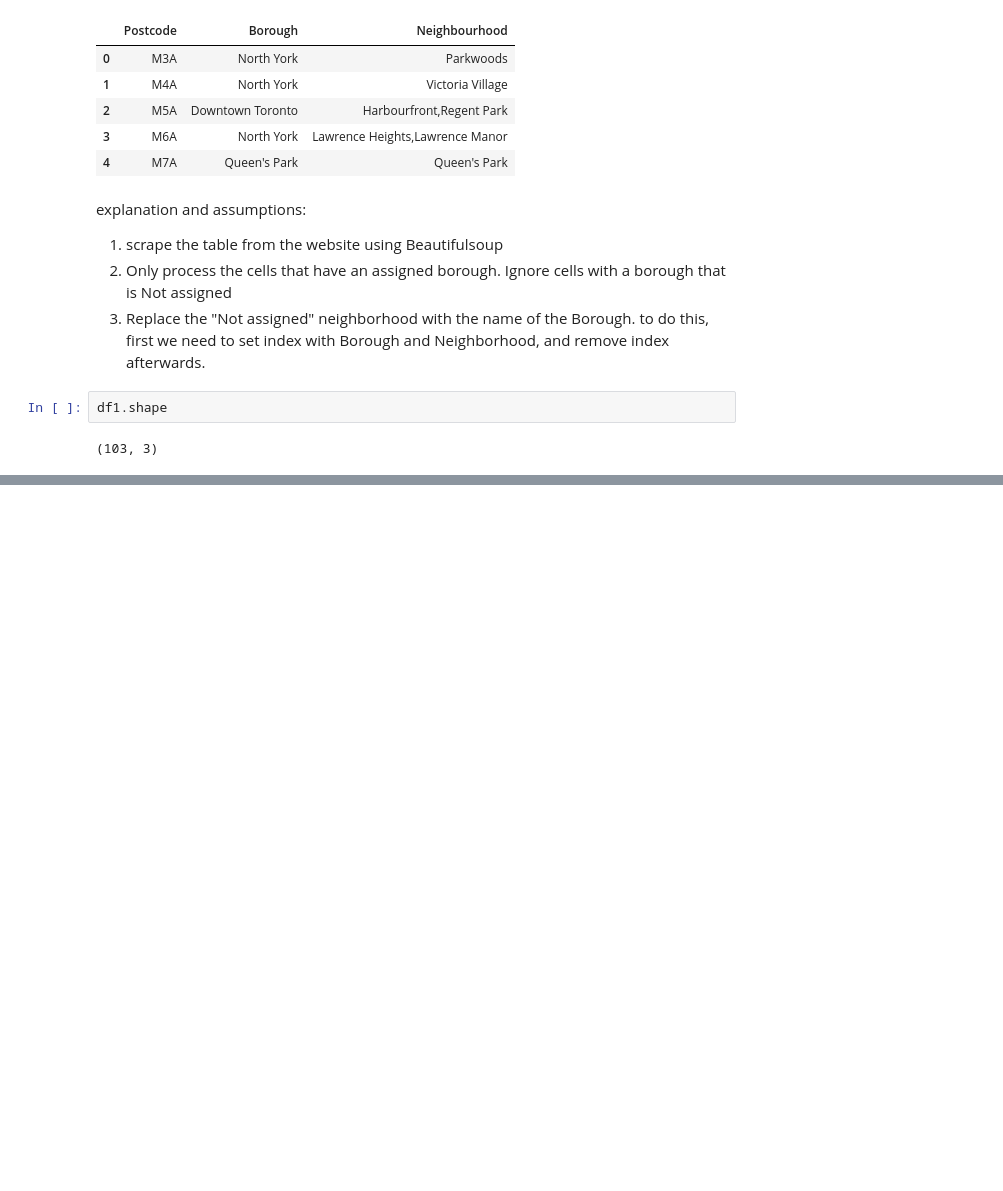
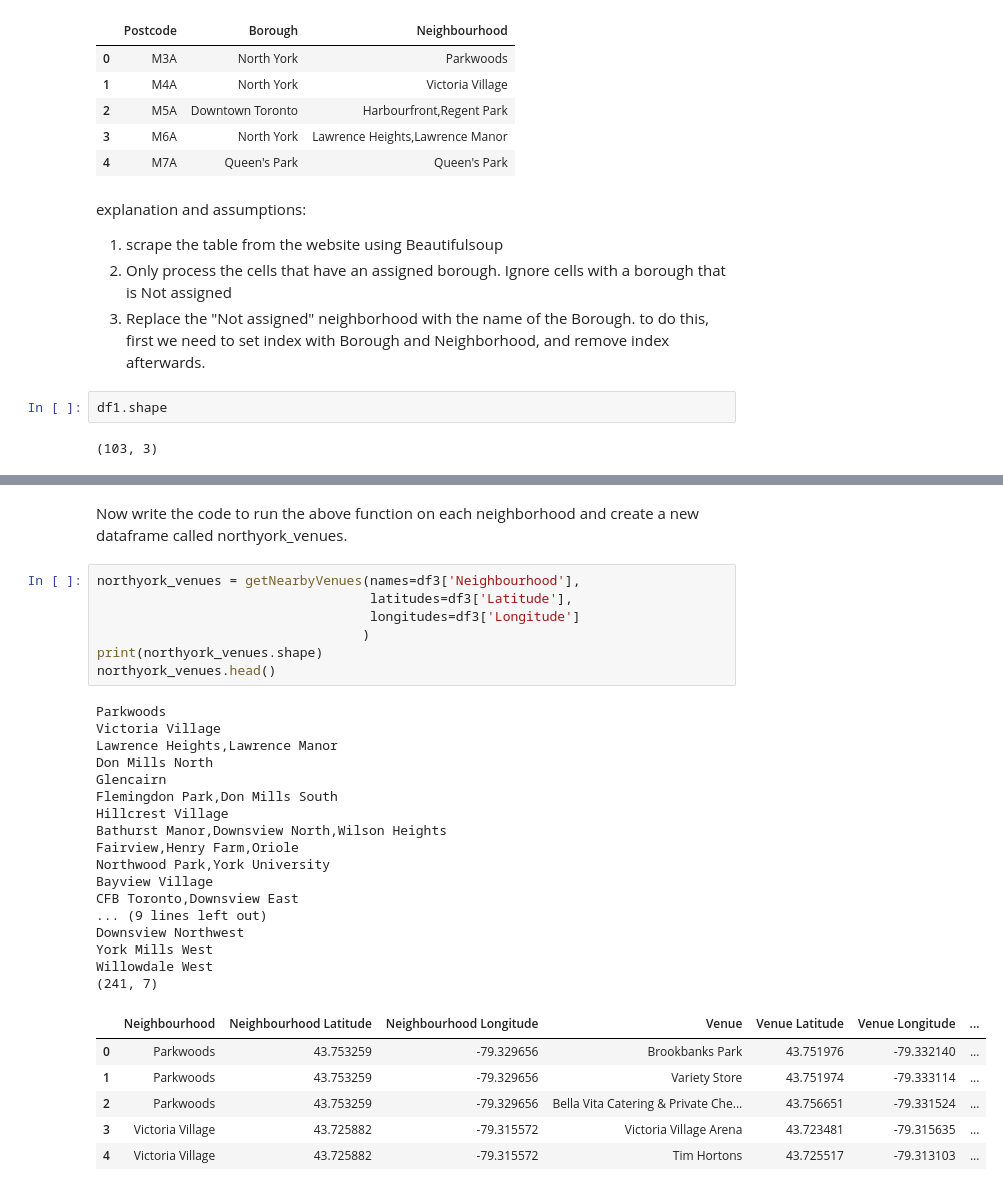
Before and after one commit to snowywsh/https-github.com-snowywsh-NeighborhoodsinToronto, a Jupyter notebook: Neighborhoods in Toronto.ipynb, the cells around one changed output, grey strips where cells are left out. Cells and saved outputs as stored; diff of their text form; blank space fills up the shorter version.

```diff
--- a/Neighborhoods in Toronto.ipynb
+++ b/Neighborhoods in Toronto.ipynb
@@ -100,0 +241,33 @@ df2.head()
+# %% [markdown]
+Now write the code to run the above function on each neighborhood and create a new dataframe called northyork_venues.
+# %%
+northyork_venues = getNearbyVenues(names=df3['Neighbourhood'],
+                                   latitudes=df3['Latitude'],
+                                   longitudes=df3['Longitude']
+                                  )
+print(northyork_venues.shape)
+northyork_venues.head()
+# %% [output]
+Parkwoods
+Victoria Village
+Lawrence Heights,Lawrence Manor
+Don Mills North
+Glencairn
+Flemingdon Park,Don Mills South
+Hillcrest Village
+Bathurst Manor,Downsview North,Wilson Heights
+Fairview,Henry Farm,Oriole
+Northwood Park,York University
+Bayview Village
+CFB Toronto,Downsview East
+... (9 lines left out)
+Downsview Northwest
+York Mills West
+Willowdale West
+(241, 7)
+|  | Neighbourhood | Neighbourhood Latitude | Neighbourhood Longitude | Venue | Venue Latitude | Venue Longitude | ... |
+| 0 | Parkwoods | 43.753259 | -79.329656 | Brookbanks Park | 43.751976 | -79.332140 | ... |
+| 1 | Parkwoods | 43.753259 | -79.329656 | Variety Store | 43.751974 | -79.333114 | ... |
+| 2 | Parkwoods | 43.753259 | -79.329656 | Bella Vita Catering & Private Che... | 43.756651 | -79.331524 | ... |
+| 3 | Victoria Village | 43.725882 | -79.315572 | Victoria Village Arena | 43.723481 | -79.315635 | ... |
+| 4 | Victoria Village | 43.725882 | -79.315572 | Tim Hortons | 43.725517 | -79.313103 | ... |
```
Also changed, not shown: parts of 18 cells of this notebook.
